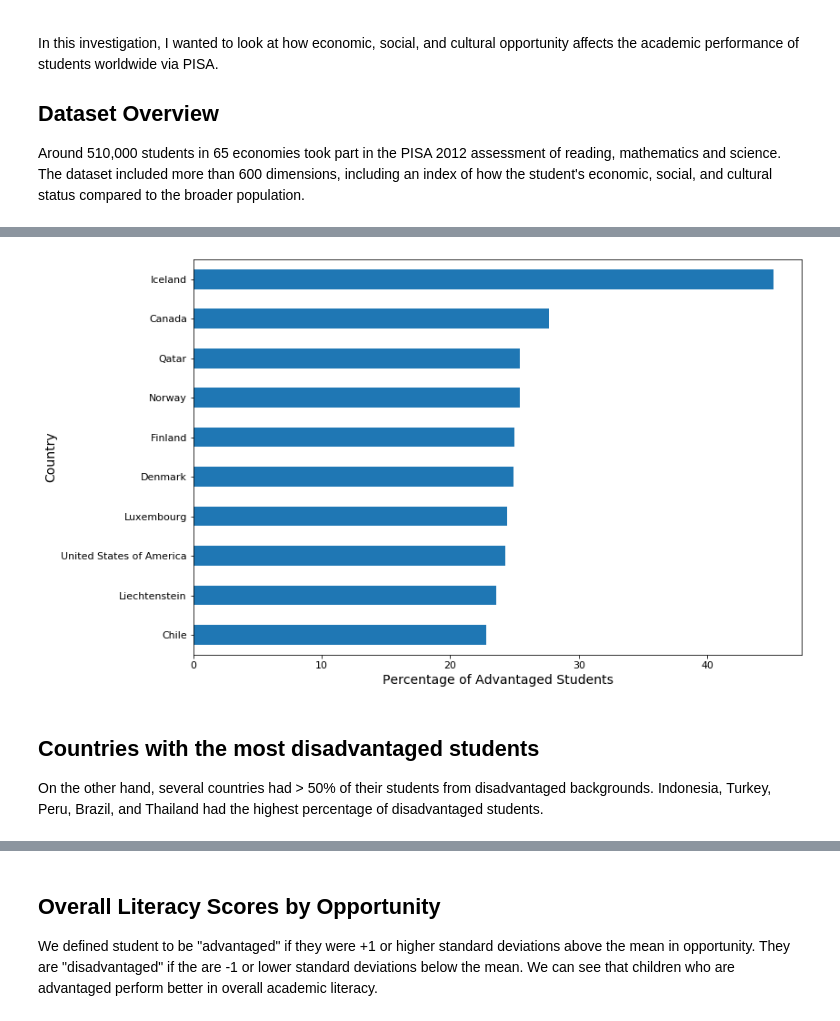
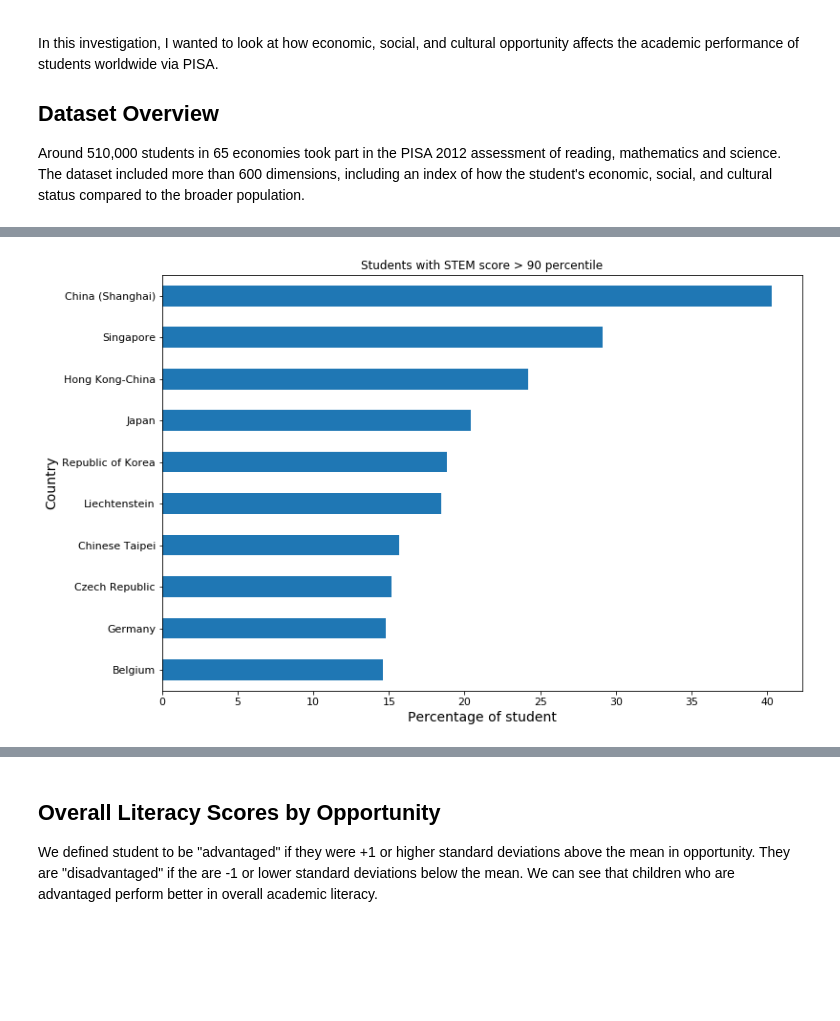
Before and after one commit to att9992/Data-Analyst-Projects, a Jupyter notebook: Project 5 PISA/PISA_presentation.ipynb, the cells around one changed output, grey strips where cells are left out. Saved outputs shown, nothing was run; the diff lists cells and outputs as text; code cells hidden in the pictures; blank space fills up the shorter version.

```diff
--- a/Project 5 PISA/PISA_presentation.ipynb
+++ b/Project 5 PISA/PISA_presentation.ipynb
@@ -29,15 +117,13 @@ Iceland had by far the largest percentage of advantaged students. No other count
 # %%
 fig, ax = plt.subplots()
 fig.set_size_inches(12, 8)
-dt = (df_clean.query('ad == 1').groupby('country')['student_id'].count() /
-      df_clean.groupby('country')['student_id'].count()).sort_values() * 100
+dt = (df_clean[(df_clean['sci_score'] > df_clean['sci_score'].quantile(0.9)) &
+               (df_clean['math_score']>df_clean['math_score'].quantile(0.9))].groupby('country')['country'].count()/
+        df_clean.groupby('country')['student_id'].count()).sort_values()* 100
 dt.dropna().tail(10).plot(kind="barh", fontsize=11)
 ax.set_ylabel("Country", fontsize=14)
-ax.set_xlabel("Percentage of Advantaged Students", fontsize=14)
+ax.set_xlabel("Percentage of student", fontsize=14)
+ax.set_title ('Students with STEM score > 90 percentile')
 plt.show()
 # %% [output]
-[figure, old version]
+[figure, new version]
-# %% [markdown]
-## Countries with the most disadvantaged students
-
-On the other hand, several countries had > 50% of their students from disadvantaged backgrounds. Indonesia, Turkey, Peru, Brazil, and Thailand had the highest percentage of disadvantaged students.
```
Also changed, not shown: parts of 17 cells of this notebook, 4 other files.
